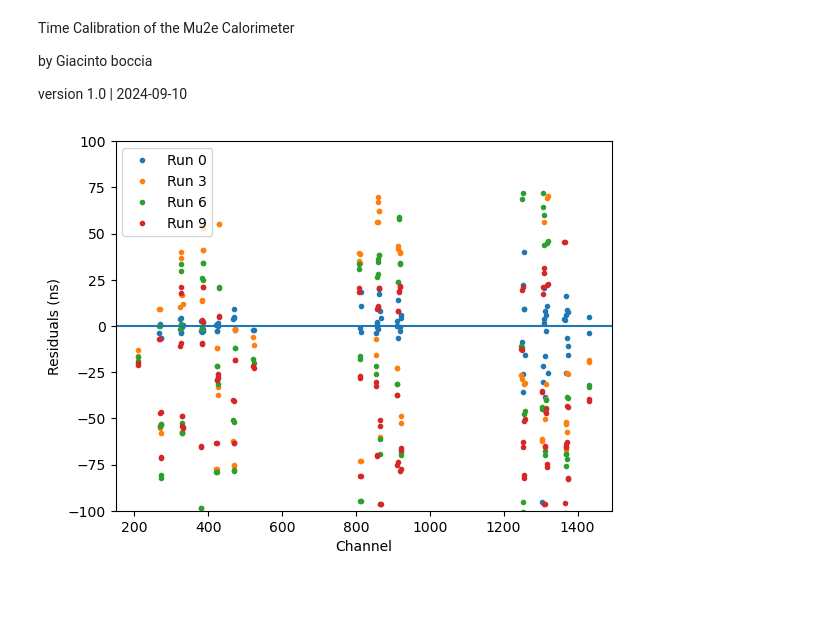
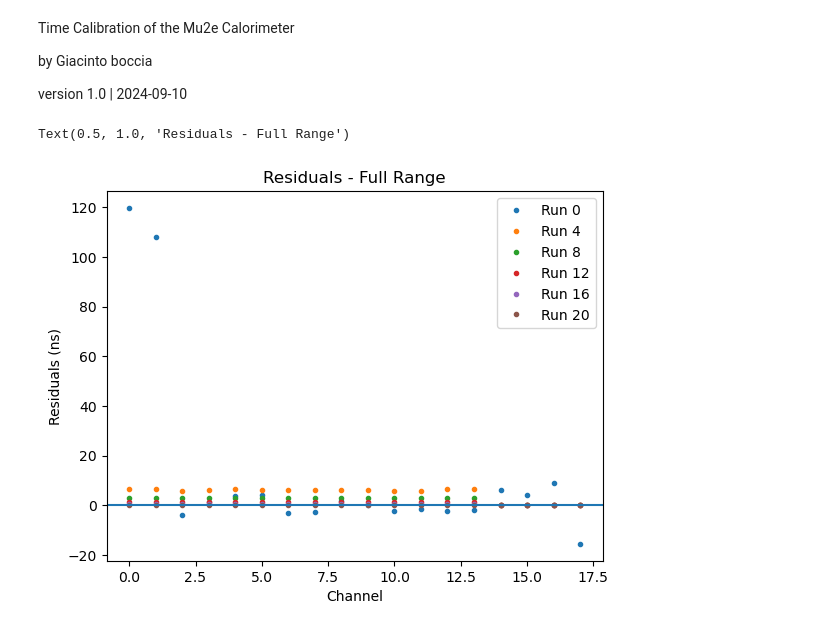
Before and after one commit to Mu2e/CaloCalibration, a Jupyter notebook: CosmicsCalib/vst/time_calibration/t_cal.ipynb, the cells around one changed output. Cells and saved outputs as stored; diff of their text form; code cells hidden in the pictures; blank space fills up the shorter version.

Commit message:
filter on nuber of residuals

```diff
--- a/CosmicsCalib/vst/time_calibration/t_cal.ipynb
+++ b/CosmicsCalib/vst/time_calibration/t_cal.ipynb
@@ -60,7 +63,7 @@ class Cosmic_Event_Class(ak.Record):
         if self.slope:
             #Select events that have a not "None" slope
             cos_theta = 1 / np.sqrt(1 + self.slope ** 2)
-        elif self.vertical:
+        elif self.vertical and VERTICALS:
             cos_theta = 0
         else:
             return None
@@ -144,6 +147,10 @@ filtered_events = ak.drop_none(filtered_events)
 
 #We don't really need to store the means, unless we want to do a plot
 mean_res_arr = np.full([n_runs, N_ROWS, N_COLUMNS, N_SIPMS], np.nan) * pq.ns
+sigma_res_arr = np.full([n_runs, N_ROWS, N_COLUMNS, N_SIPMS], np.nan) * pq.ns ** 2
+#We also wnat to plot the number of residuals taken for each channel
+num_res_arr = np.zeros([n_runs, N_ROWS, N_COLUMNS, N_SIPMS])
+res_arr_list = []
 for run_n in range(n_runs):
     #Get the residuals
     def get_t_residuals(event) -> dict | None:
@@ -155,12 +162,20 @@ for run_n in range(n_runs):
     with ProcessPoolExecutor() as executor:
         residuals = list(executor.map(get_t_residuals, filtered_events))
     residuals = ak.Array(residuals)
+    res_arr_list.append(residuals)
 
     def residuals_to_correction(channel : str) -> None:
         chan_address = tuple(int(entry) for entry in channel.split(', '))
-        mean_res = np.mean(residuals[channel]) * pq.ns
-        mean_res_arr[run_n, chan_address[0], chan_address[1], chan_address[2]] = mean_res
-        cal_corection[chan_address[0], chan_address[1], chan_address[2]] -= mean_res * CORR_FACTOR
+        res_arr = np.array(ak.drop_none(residuals[channel]))
+        num_res = np.count_nonzero(~np.isnan(res_arr))
+        if num_res >= RES_NUM_CUT:
+            mean_res, sigma = sp.norm.fit(res_arr)
+            mean_res = mean_res * pq.ns
+            sigma = sigma * pq.ns ** 2
+            sigma_res_arr[run_n, chan_address[0], chan_address[1], chan_address[2]] = sigma
+            mean_res_arr[run_n, chan_address[0], chan_address[1], chan_address[2]] = mean_res
+            num_res_arr[run_n, chan_address[0], chan_address[1], chan_address[2]] = num_res
+            cal_corection[chan_address[0], chan_address[1], chan_address[2]] -= mean_res * CORR_FACTOR
 
     with ThreadPoolExecutor() as executor:
         #This funciton can't be parallelized with ProcessPoolExecutor, but there are a maximum of 1448 calls,
@@ -176,23 +191,31 @@ with open(save_f_name, mode = 'w') as file:
         for col in range(N_COLUMNS):
             for sipm in range(N_SIPMS):
                 print(row, col, sipm, cal_corection[row, col, sipm].item(), file= file, sep= ",")
+# %%
+#Sep of genreations to be displayed on graphs
+GRAPH_RUNS_STEP = 4
 # %%
 #Plot the residuals
 fig, ax = plt.subplots()
 ax.set_xlabel("Channel")
 ax.set_ylabel("Residuals (ns)")
 
-for run in range(0, n_runs,3):
+for run in range(0, n_runs, GRAPH_RUNS_STEP):
     y_values = []
     for row in range(N_ROWS):
         for col in range(N_COLUMNS):
             for sipm in range(N_SIPMS):
-                y_values.append(mean_res_arr[run, row, col, sipm])
+                if num_res_arr[run, row, col, sipm] >= RES_NUM_CUT:
+                    y_values.append(mean_res_arr[run, row, col, sipm])
     ax.plot(y_values, marker = '.', linestyle= 'none', label= "Run " + str(run))
 plt.axhline(0)
 ax.legend()
+#ax.set_ybound(-100, 100)
+#ax.set_ybound(-50, 50)
 #ax.set_ybound(-5, 5)
 #ax.set_ybound(-2, 2)
-ax.set_ybound(-100, 100)
+#ax.set_ybound(-1, 1)
+plt.title("Residuals - Full Range")
 # %% [output]
+Text(0.5, 1.0, 'Residuals - Full Range')
-[figure, old version]
+[figure, new version]
```
Also changed, not shown: parts of 11 cells of this notebook, 1 other file.
